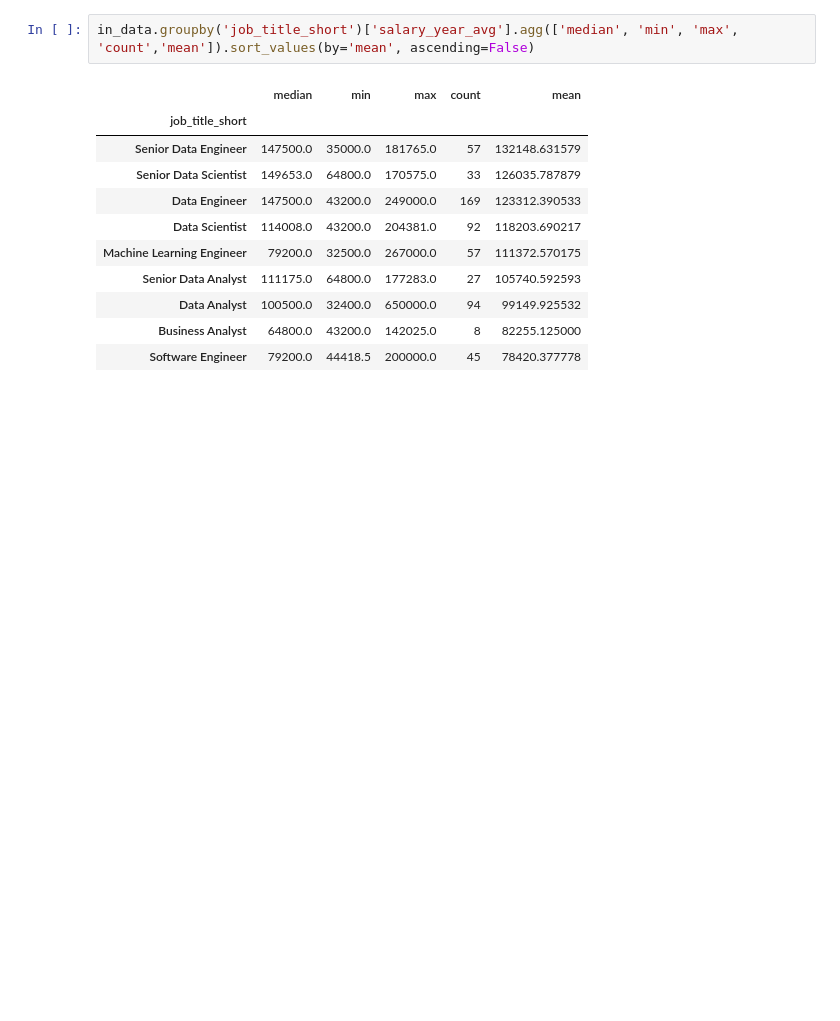
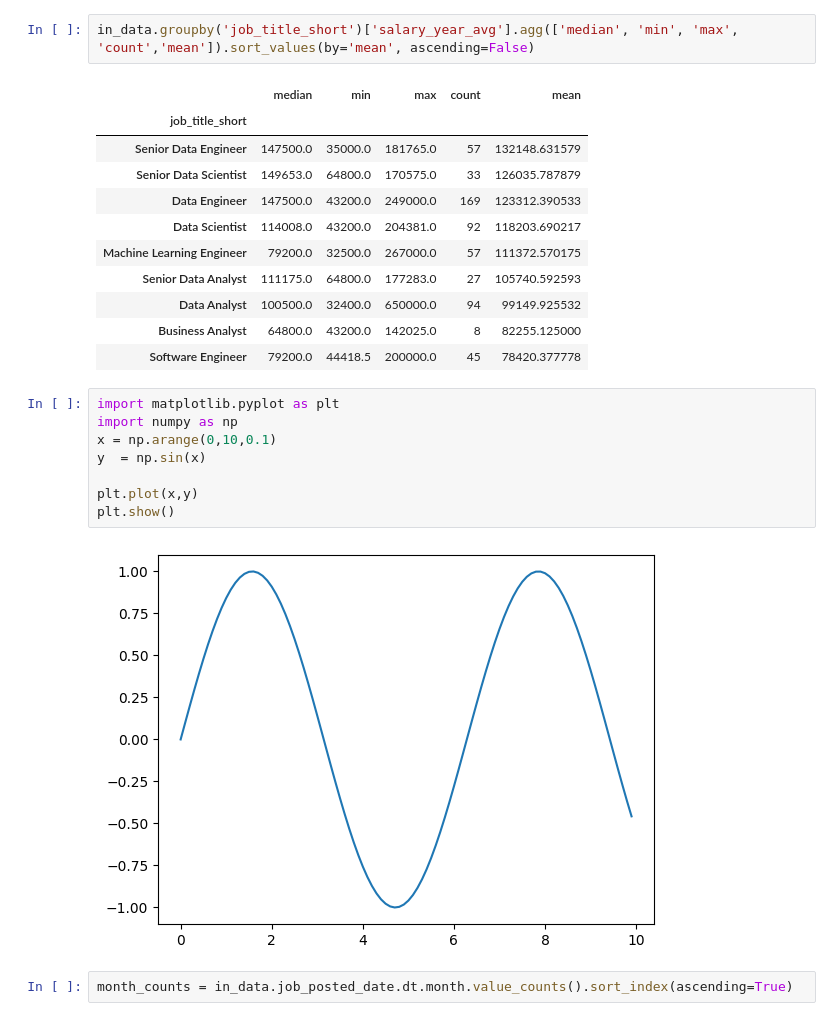
Before and after one commit to imchinmay/Python, a Jupyter notebook: 01_Basics/27_Exercise_Pandas_Basics.ipynb, the cells around one changed output. Saved outputs shown, nothing was run; the diff lists cells and outputs as text; blank space fills up the shorter version.

```diff
--- a/01_Basics/27_Exercise_Pandas_Basics.ipynb
+++ b/01_Basics/27_Exercise_Pandas_Basics.ipynb
@@ -344,3 +344,15 @@ in_data.groupby('job_title_short')['salary_year_avg'].agg(['median', 'min', 'max
 | Data Analyst | 100500.0 | 32400.0 | 650000.0 | 94 | 99149.925532 |
 | Business Analyst | 64800.0 | 43200.0 | 142025.0 | 8 | 82255.125000 |
 | Software Engineer | 79200.0 | 44418.5 | 200000.0 | 45 | 78420.377778 |
+# %%
+import matplotlib.pyplot as plt
+import numpy as np
+x = np.arange(0,10,0.1)
+y  = np.sin(x)
+
+plt.plot(x,y)
+plt.show()
+# %% [output]
+[figure, added]
+# %%
+month_counts = in_data.job_posted_date.dt.month.value_counts().sort_index(ascending=True)
```
Also changed, not shown: parts of 8 cells of this notebook.
